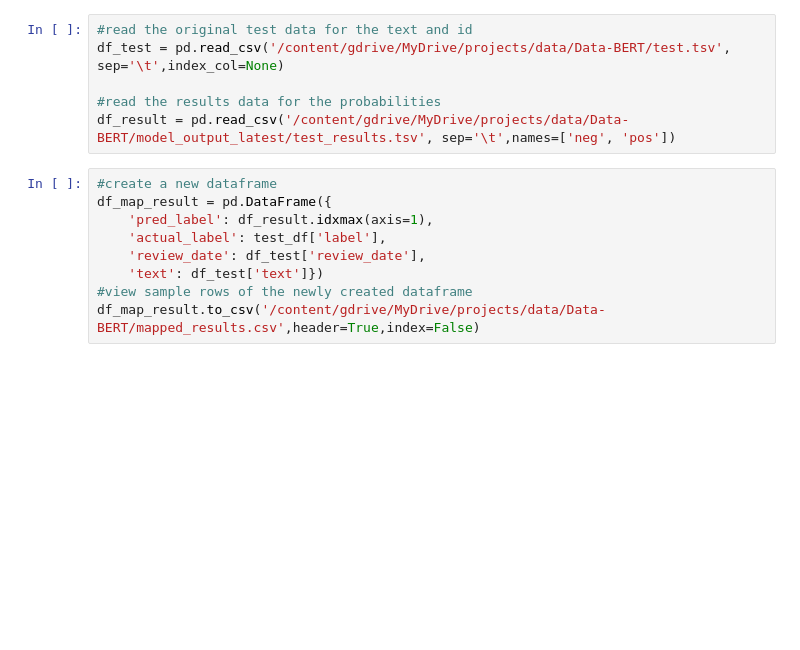
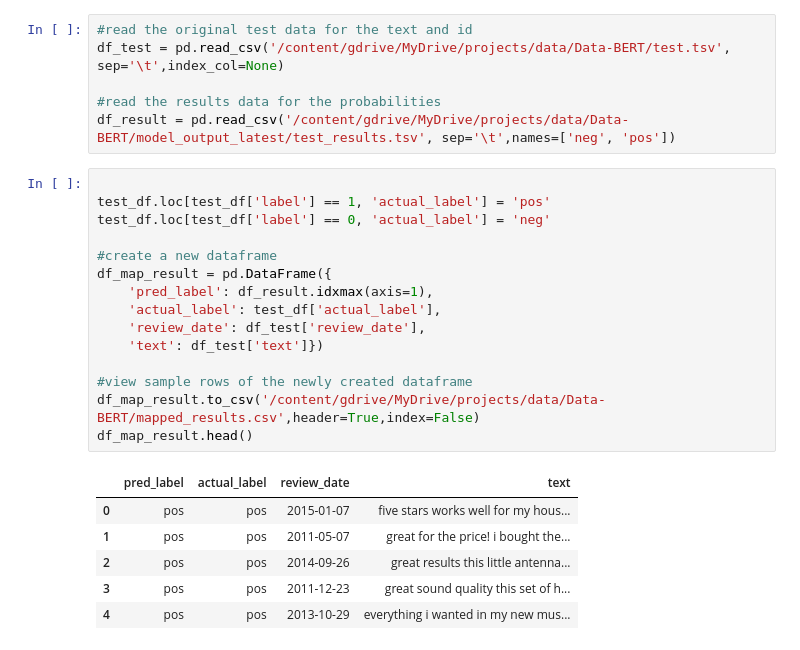
Before and after one commit to 2019ht12169/Thesis, a Jupyter notebook: simpleBertImpl.ipynb, the cells around one changed output. Saved outputs shown, nothing was run; the diff lists cells and outputs as text; blank space fills up the shorter version.

```diff
--- a/simpleBertImpl.ipynb
+++ b/simpleBertImpl.ipynb
@@ -56,11 +70,24 @@ df_test = pd.read_csv('/content/gdrive/MyDrive/projects/data/Data-BERT/test.tsv'
 #read the results data for the probabilities
 df_result = pd.read_csv('/content/gdrive/MyDrive/projects/data/Data-BERT/model_output_latest/test_results.tsv', sep='\t',names=['neg', 'pos'])
 # %%
+
+test_df.loc[test_df['label'] == 1, 'actual_label'] = 'pos'
+test_df.loc[test_df['label'] == 0, 'actual_label'] = 'neg'
+
 #create a new dataframe
 df_map_result = pd.DataFrame({
     'pred_label': df_result.idxmax(axis=1),
-    'actual_label': test_df['label'],
+    'actual_label': test_df['actual_label'],
     'review_date': df_test['review_date'],
     'text': df_test['text']})
+
 #view sample rows of the newly created dataframe
 df_map_result.to_csv('/content/gdrive/MyDrive/projects/data/Data-BERT/mapped_results.csv',header=True,index=False)
+df_map_result.head()
+# %% [output]
+|  | pred_label | actual_label | review_date | text |
+| 0 | pos | pos | 2015-01-07 | five stars works well for my hous... |
+| 1 | pos | pos | 2011-05-07 | great for the price! i bought the... |
+| 2 | pos | pos | 2014-09-26 | great results this little antenna... |
+| 3 | pos | pos | 2011-12-23 | great sound quality this set of h... |
+| 4 | pos | pos | 2013-10-29 | everything i wanted in my new mus... |
```
Also changed, not shown: parts of 12 cells of this notebook.
